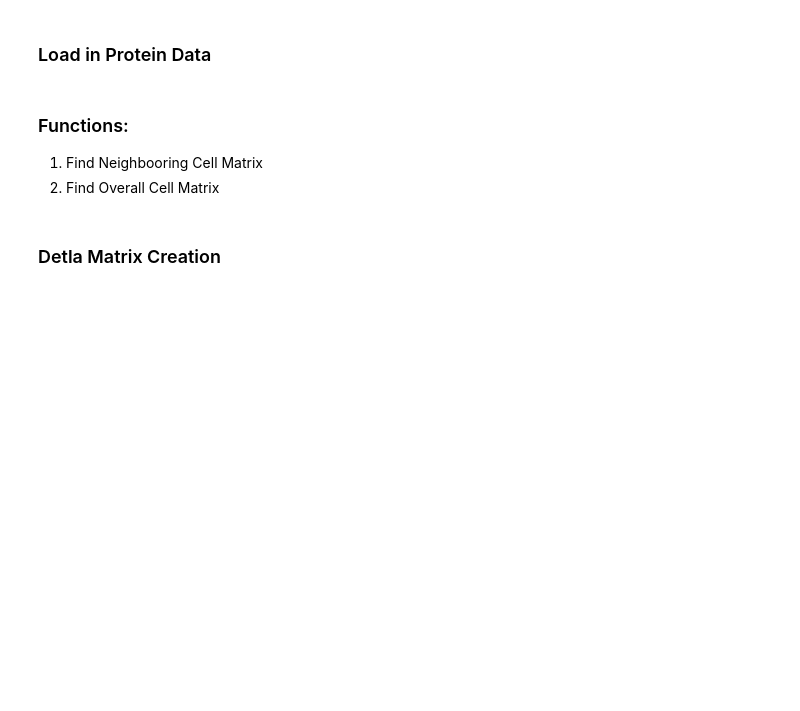
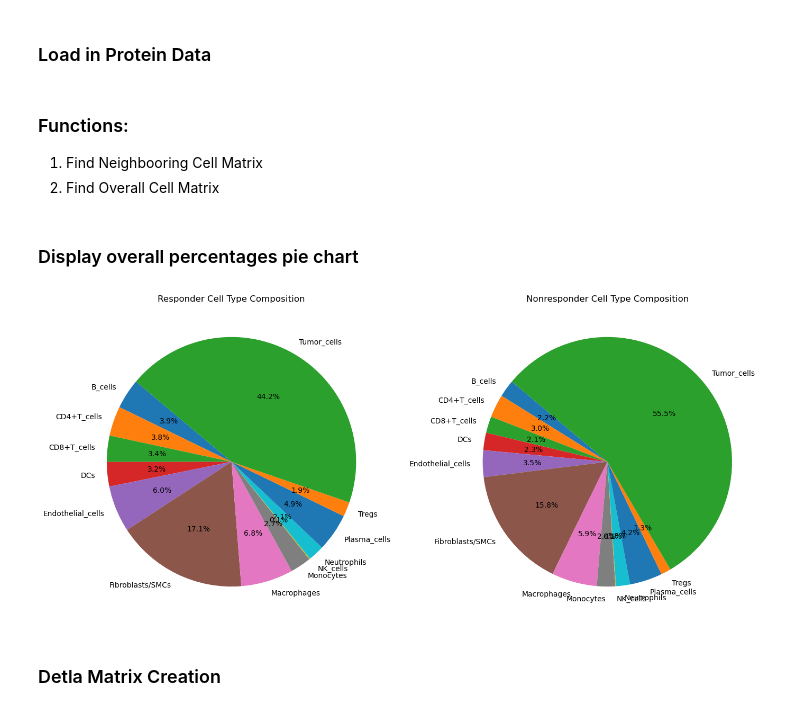
Before and after one commit to EDJohns/2025-Dinh-Lab-Research-Project, a Jupyter notebook: Shapiro 2025 Project/Python SquidPy/Statistical_Analysis.ipynb, the cells around one changed output. Cells and saved outputs as stored; diff of their text form; code cells hidden in the pictures; blank space fills up the shorter version.

```diff
--- a/Shapiro 2025 Project/Python SquidPy/Statistical_Analysis.ipynb
+++ b/Shapiro 2025 Project/Python SquidPy/Statistical_Analysis.ipynb
@@ -7,16 +7,16 @@ import pandas as pd
 import numpy as np
 
 # Load files on Evan's Laptop
-# expr_orig = pd.read_csv(r"C:\Users\evanj\OneDrive\Documents\expression.csv", index_col=0)
-# expr=expr_orig.transpose()
-# metadata = pd.read_csv(r"C:\Users\evanj\OneDrive\Documents\metadata.csv", index_col=0)
-# umap = pd.read_csv(r"C:\Users\evanj\OneDrive\Documents\umap.csv", index_col=0)
+expr_orig = pd.read_csv(r"C:\Users\evanj\OneDrive\Documents\expression.csv", index_col=0)
+expr=expr_orig.transpose()
+metadata = pd.read_csv(r"C:\Users\evanj\OneDrive\Documents\metadata.csv", index_col=0)
+umap = pd.read_csv(r"C:\Users\evanj\OneDrive\Documents\umap.csv", index_col=0)
 
 #Load files on Lab computer
-expr_orig = pd.read_csv(r"C:\Users\ejohns\Documents\Shapiro Data Files\expression.csv", index_col=0)
-expr=expr_orig.transpose()
-metadata = pd.read_csv(r"C:\Users\ejohns\Documents\Shapiro Data Files\metadata.csv", index_col=0)
-umap = pd.read_csv(r"C:\Users\ejohns\Documents\Shapiro Data Files\umap.csv", index_col=0)
+# expr_orig = pd.read_csv(r"C:\Users\ejohns\Documents\Shapiro Data Files\expression.csv", index_col=0)
+# expr=expr_orig.transpose()
+# metadata = pd.read_csv(r"C:\Users\ejohns\Documents\Shapiro Data Files\metadata.csv", index_col=0)
+# umap = pd.read_csv(r"C:\Users\ejohns\Documents\Shapiro Data Files\umap.csv", index_col=0)
 
 # Create AnnData object
 adata = sc.AnnData(X=expr.values)
@@ -143,3 +169,37 @@ def get_cell_type_percentages(adata,pmn_threshold):
+# %% [markdown]
+### Display overall percentages pie chart
+# %%
+import matplotlib.pyplot as plt
+
+def plot_cell_type_pie_charts(percentages_dict):
+    """
+    Creates pie charts showing overall cell type frequencies
+    for responders and nonresponders.
+    """
+    # Sum percentages across all samples
+    R_sum = percentages_dict["R Percentage"].sum()
+    NR_sum = percentages_dict["NR Percentage"].sum()
+
+    # Drop cell types with total frequency of 0
+    R_sum = R_sum[R_sum > 0]
+    NR_sum = NR_sum[NR_sum > 0]
+
+    # Plotting
+    fig, axes = plt.subplots(1, 2, figsize=(14, 7))
+
+    axes[0].pie(R_sum, labels=R_sum.index, autopct='%1.1f%%', startangle=140)
+    axes[0].set_title('Responder Cell Type Composition')
+
+    axes[1].pie(NR_sum, labels=NR_sum.index, autopct='%1.1f%%', startangle=140)
+    axes[1].set_title('Nonresponder Cell Type Composition')
+
+    plt.tight_layout()
+    plt.show()
+
+results = get_cell_type_percentages(adata, pmn_threshold=0.001)
+plot_cell_type_pie_charts(results)
+# %% [output]
+[figure, added]
 # %% [markdown]
 ### Detla Matrix Creation
 # %%
```
Also changed, not shown: parts of 1 cell of this notebook, 9 other files.
